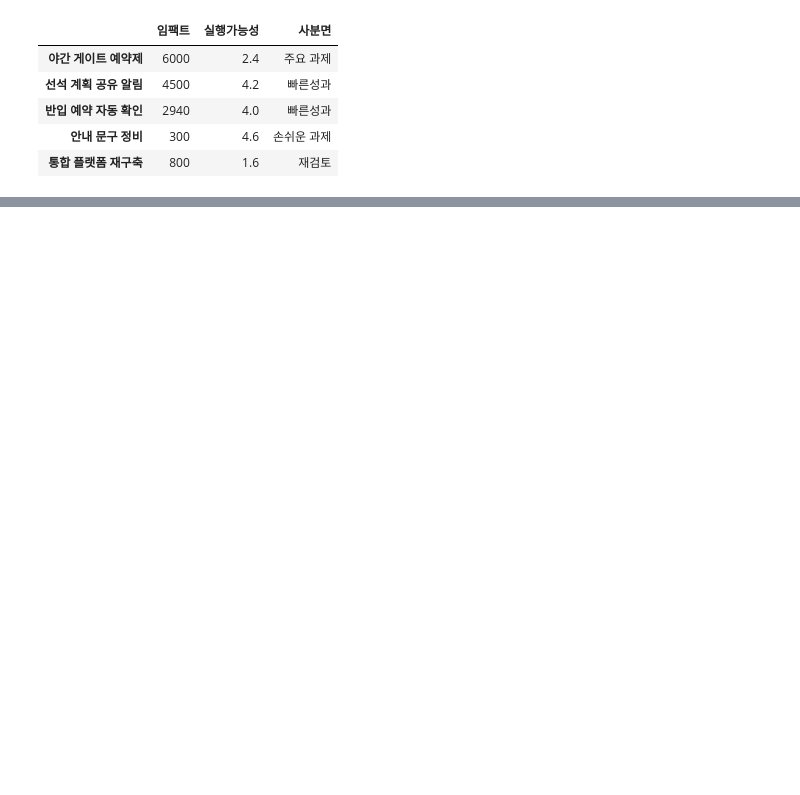
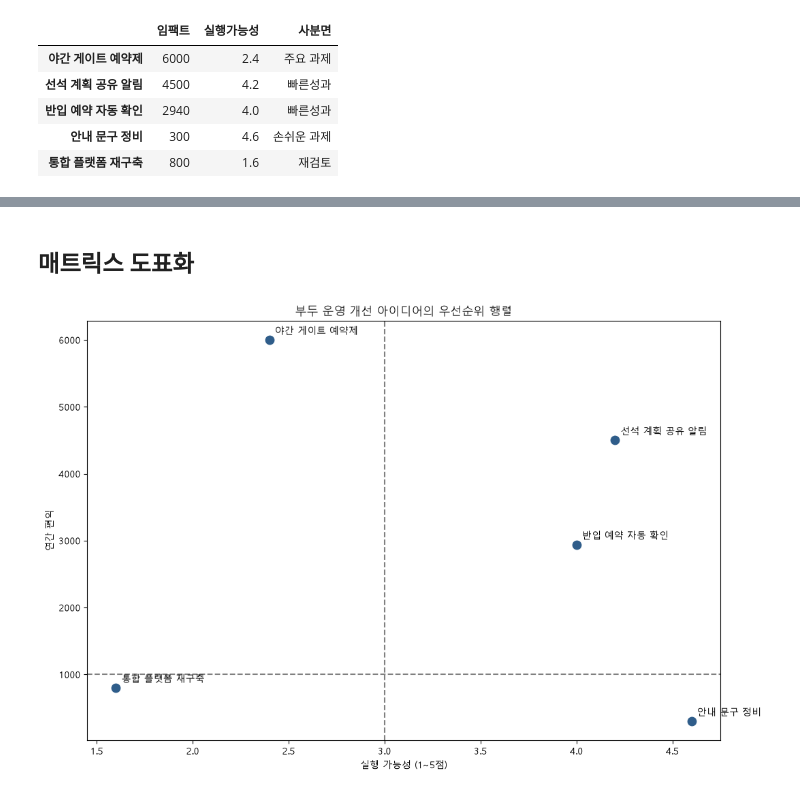
Before and after one commit to eddie1031/2026_SKP_013, a Jupyter notebook: final2.ipynb, the cells around one changed output, grey strips where cells are left out. Drawn from its saved outputs; the diff is of its cells as text; code cells hidden in the pictures; blank space fills up the shorter version.

```diff
--- a/final2.ipynb
+++ b/final2.ipynb
@@ -91,0 +109,27 @@ ideas
+# %% [markdown]
+## 매트릭스 도표화
+# %%
+fig, ax = plt.subplots(figsize=(12, 8))
+
+ax.scatter(
+    ideas['실행가능성'],
+    ideas['임팩트'],
+    s=80,
+    color='#2f5d8a',
+    zorder=3
+)
+
+for name, row in ideas.iterrows():
+    ax.annotate(name, (row['실행가능성'], row['임팩트']), xytext=(6,6), textcoords='offset points',)
+
+ax.axvline(feas_cut, color='gray', linestyle='dashed')
+ax.axhline(impact_cut, color='gray', linestyle='dashed')
+
+ax.set_xlabel('실행 가능성 (1~5점)')
+ax.set_ylabel('연간 편익')
+
+ax.set_title('부두 운영 개선 아이디어의 우선순위 행렬')
+
+plt.show()
+# %% [output]
+[figure, added]
```
Also changed, not shown: parts of 2 cells of this notebook, 1 other file.
